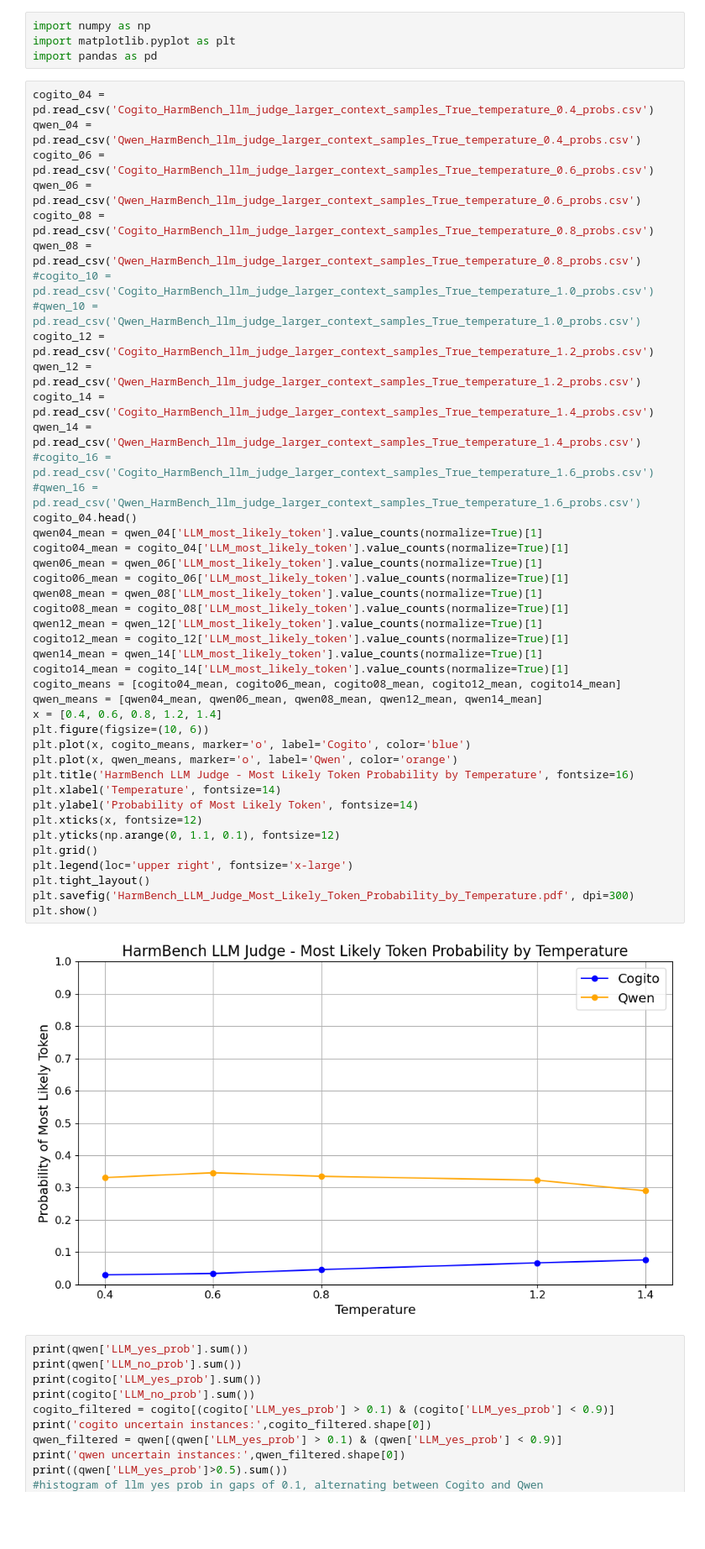
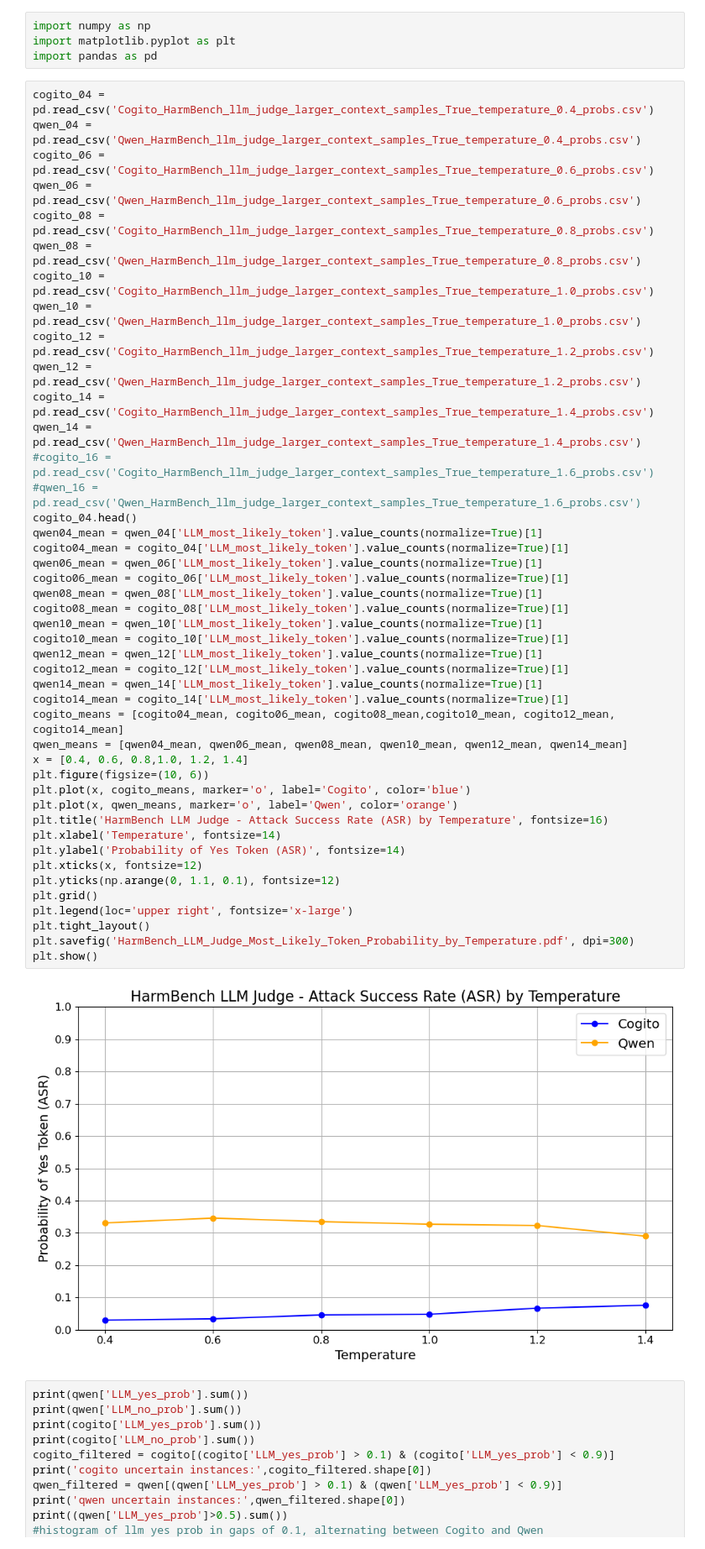
Before and after one commit to alvin-98/MLiS-Placement-Thesis, a Jupyter notebook: HarmBench/csv_analysis.ipynb, the cells around one changed output. Shown: that part at 84% size. Saved outputs shown, nothing was run; the diff lists cells and outputs as text; blank space fills up the shorter version.

Commit message:
more data collection + start on PAIR attack

```diff
--- a/HarmBench/csv_analysis.ipynb
+++ b/HarmBench/csv_analysis.ipynb
@@ -9,43 +9,45 @@ cogito_06 = pd.read_csv('Cogito_HarmBench_llm_judge_larger_context_samples_True_
 qwen_06 = pd.read_csv('Qwen_HarmBench_llm_judge_larger_context_samples_True_temperature_0.6_probs.csv')
 cogito_08 = pd.read_csv('Cogito_HarmBench_llm_judge_larger_context_samples_True_temperature_0.8_probs.csv')
 qwen_08 = pd.read_csv('Qwen_HarmBench_llm_judge_larger_context_samples_True_temperature_0.8_probs.csv')
-#cogito_10 = pd.read_csv('Cogito_HarmBench_llm_judge_larger_context_samples_True_temperature_1.0_probs.csv')
-#qwen_10 = pd.read_csv('Qwen_HarmBench_llm_judge_larger_context_samples_True_temperature_1.0_probs.csv')
+cogito_10 = pd.read_csv('Cogito_HarmBench_llm_judge_larger_context_samples_True_temperature_1.0_probs.csv')
+qwen_10 = pd.read_csv('Qwen_HarmBench_llm_judge_larger_context_samples_True_temperature_1.0_probs.csv')
 cogito_12 = pd.read_csv('Cogito_HarmBench_llm_judge_larger_context_samples_True_temperature_1.2_probs.csv')
 qwen_12 = pd.read_csv('Qwen_HarmBench_llm_judge_larger_context_samples_True_temperature_1.2_probs.csv')
 cogito_14 = pd.read_csv('Cogito_HarmBench_llm_judge_larger_context_samples_True_temperature_1.4_probs.csv')
 qwen_14 = pd.read_csv('Qwen_HarmBench_llm_judge_larger_context_samples_True_temperature_1.4_probs.csv')
 #cogito_16 = pd.read_csv('Cogito_HarmBench_llm_judge_larger_context_samples_True_temperature_1.6_probs.csv')
 #qwen_16 = pd.read_csv('Qwen_HarmBench_llm_judge_larger_context_samples_True_temperature_1.6_probs.csv')
 cogito_04.head()
 qwen04_mean = qwen_04['LLM_most_likely_token'].value_counts(normalize=True)[1]
 cogito04_mean = cogito_04['LLM_most_likely_token'].value_counts(normalize=True)[1]
 qwen06_mean = qwen_06['LLM_most_likely_token'].value_counts(normalize=True)[1]
 cogito06_mean = cogito_06['LLM_most_likely_token'].value_counts(normalize=True)[1]
 qwen08_mean = qwen_08['LLM_most_likely_token'].value_counts(normalize=True)[1]
 cogito08_mean = cogito_08['LLM_most_likely_token'].value_counts(normalize=True)[1]
+qwen10_mean = qwen_10['LLM_most_likely_token'].value_counts(normalize=True)[1]
+cogito10_mean = cogito_10['LLM_most_likely_token'].value_counts(normalize=True)[1]
 qwen12_mean = qwen_12['LLM_most_likely_token'].value_counts(normalize=True)[1]
 cogito12_mean = cogito_12['LLM_most_likely_token'].value_counts(normalize=True)[1]
 qwen14_mean = qwen_14['LLM_most_likely_token'].value_counts(normalize=True)[1]
 cogito14_mean = cogito_14['LLM_most_likely_token'].value_counts(normalize=True)[1]
-cogito_means = [cogito04_mean, cogito06_mean, cogito08_mean, cogito12_mean, cogito14_mean]
-qwen_means = [qwen04_mean, qwen06_mean, qwen08_mean, qwen12_mean, qwen14_mean]
-x = [0.4, 0.6, 0.8, 1.2, 1.4]
+cogito_means = [cogito04_mean, cogito06_mean, cogito08_mean,cogito10_mean, cogito12_mean, cogito14_mean]
+qwen_means = [qwen04_mean, qwen06_mean, qwen08_mean, qwen10_mean, qwen12_mean, qwen14_mean]
+x = [0.4, 0.6, 0.8,1.0, 1.2, 1.4]
 plt.figure(figsize=(10, 6))
 plt.plot(x, cogito_means, marker='o', label='Cogito', color='blue')
 plt.plot(x, qwen_means, marker='o', label='Qwen', color='orange')
-plt.title('HarmBench LLM Judge - Most Likely Token Probability by Temperature', fontsize=16)
+plt.title('HarmBench LLM Judge - Attack Success Rate (ASR) by Temperature', fontsize=16)
 plt.xlabel('Temperature', fontsize=14)
-plt.ylabel('Probability of Most Likely Token', fontsize=14)
+plt.ylabel('Probability of Yes Token (ASR)', fontsize=14)
 plt.xticks(x, fontsize=12)
 plt.yticks(np.arange(0, 1.1, 0.1), fontsize=12)
 plt.grid()
 plt.legend(loc='upper right', fontsize='x-large')
 plt.tight_layout()
 plt.savefig('HarmBench_LLM_Judge_Most_Likely_Token_Probability_by_Temperature.pdf', dpi=300)
 plt.show()
 # %% [output]
-[figure, old version]
+[figure, new version]
 # %%
 print(qwen['LLM_yes_prob'].sum())
 print(qwen['LLM_no_prob'].sum())
```
Also changed, not shown: 17 other files.
